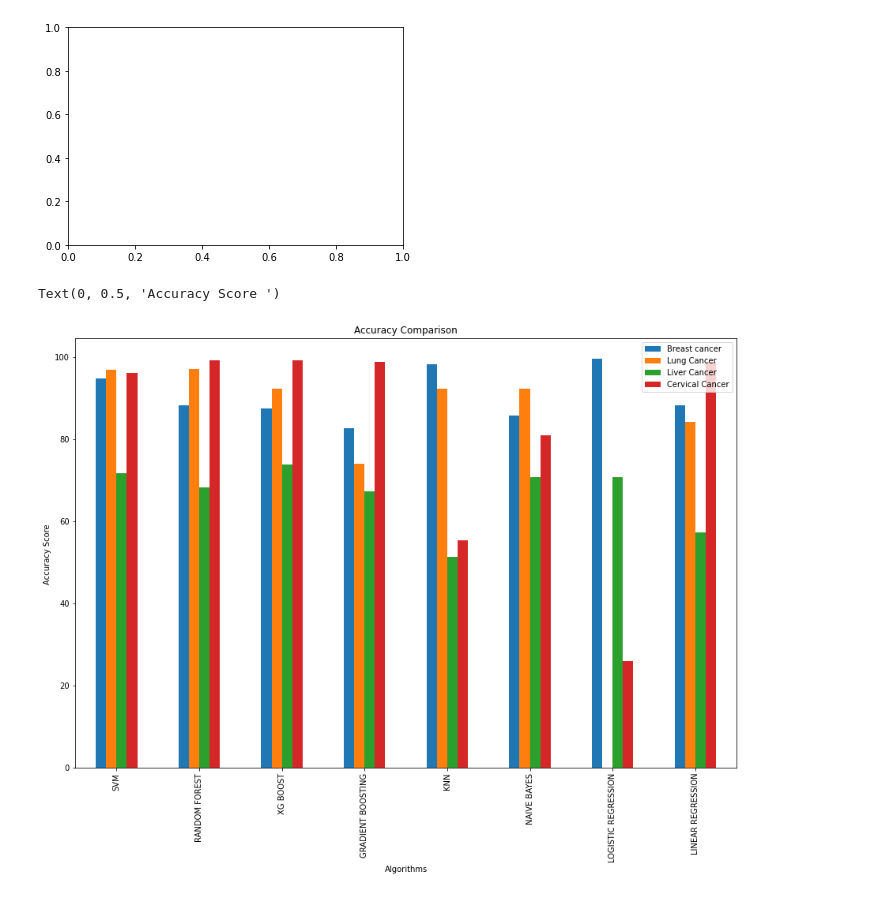
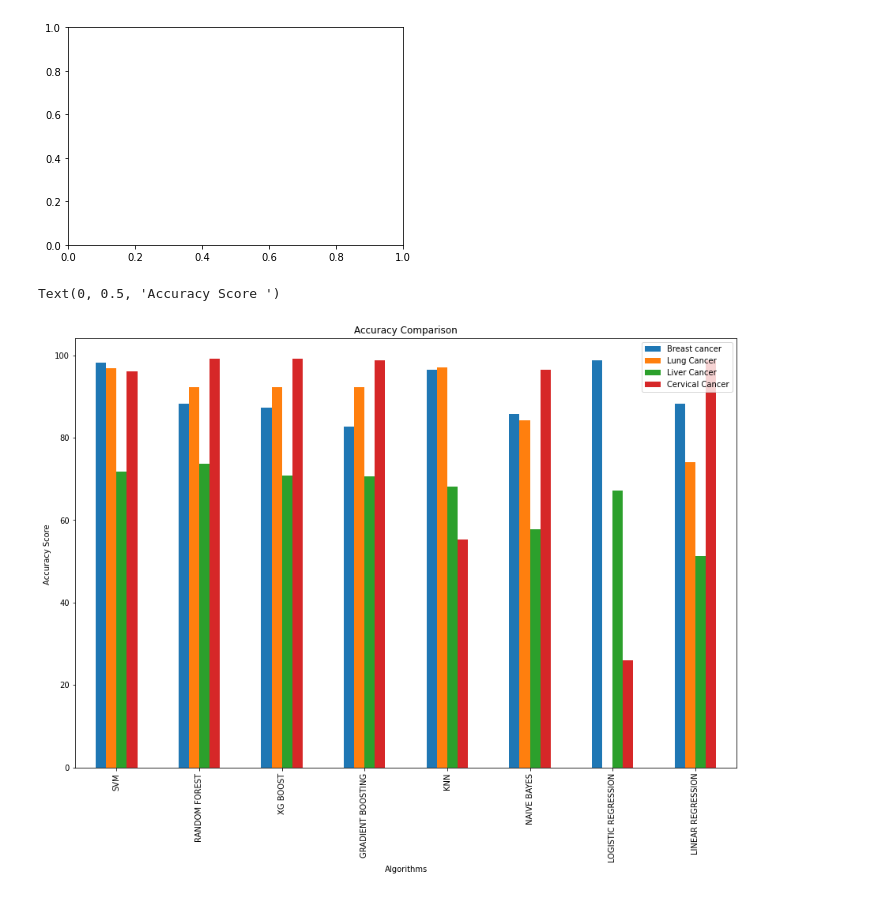
Before and after one commit to somyamangla/CANCER-PREDICTION, a Jupyter notebook: comaprison_finalllll.ipynb, the cells around one changed output. Saved outputs shown, nothing was run; the diff lists cells and outputs as text; code cells hidden in the pictures.

```diff
--- a/comaprison_finalllll.ipynb
+++ b/comaprison_finalllll.ipynb
@@ -88,24 +88,24 @@ ValueError: ignored
 # %%
 import pandas as pd
 
 plotdata = pd.DataFrame({
 
-    "Breast cancer":[94.8,88.18,87.4,82.68,98.2,85.8,99.6,88.18],
+    "Breast cancer":[98.24,88.18,87.4,82.68,96.49,85.8,98.77,88.18],
 
-    "Lung Cancer":[96.8,97.0,92.3,74.04,92.35,92.35,0,84.25],
+    "Lung Cancer":[96.8,92.3,92.3,92.35,97,84.25,0,74.04],
 
-    "Liver Cancer":[71.72,68.18,73.73,67.3,51.2,70.79,70.71,57.2],
-    "Cervical Cancer":[96.15,99.22,99.22,98.73,55.23,81,25.96,98.73]},
+    "Liver Cancer":[71.72,73.73,70.79,70.71,68.18,57.7,67.13,51.2],
+    "Cervical Cancer":[96.15,99.22,99.22,98.73,55.23,96.5,25.96,98.73]},
 
     index=["SVM" , "RANDOM FOREST" , "XG BOOST" , "GRADIENT BOOSTING","KNN","NAIVE BAYES","LOGISTIC REGRESSION","LINEAR REGRESSION"])
 
 plotdata.plot(kind="bar",figsize=(15, 10))
 
 plt.title("Accuracy Comparison")
 
 plt.xlabel("Algorithms")
 
 plt.ylabel("Accuracy Score ")
 # %% [output]
 Text(0, 0.5, 'Accuracy Score ')
-[figure, old version]
+[figure, new version]
```
Also changed, not shown: parts of 1 cell of this notebook.
